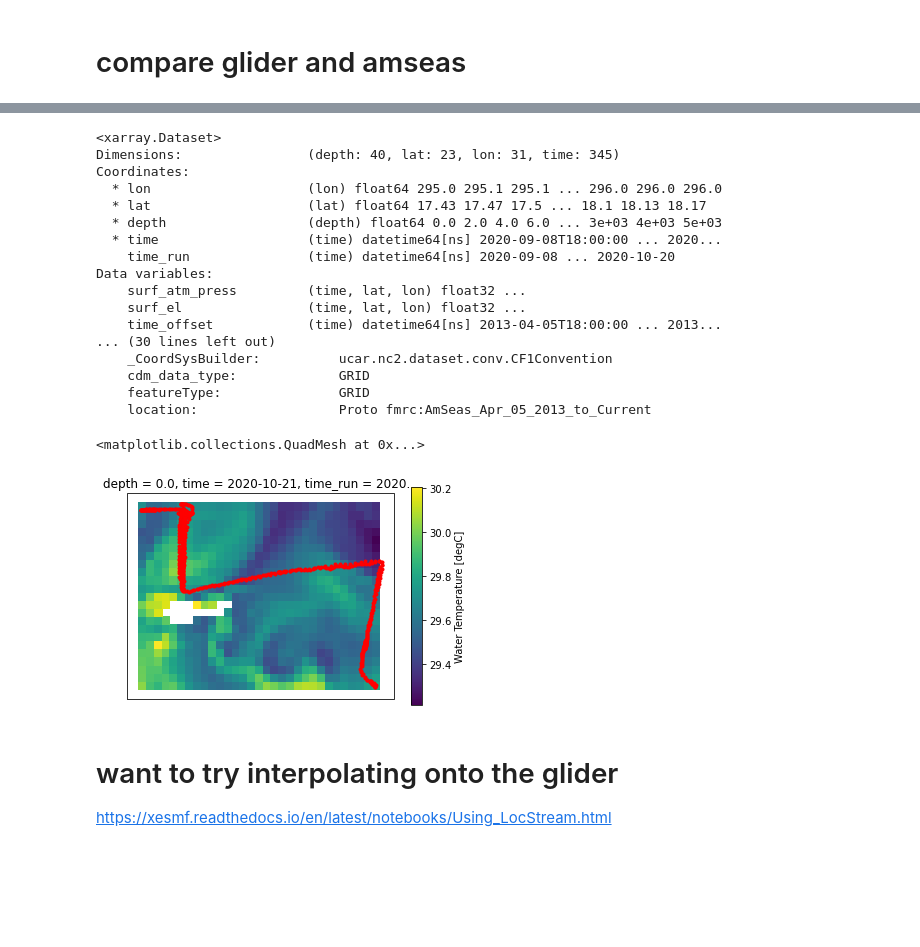
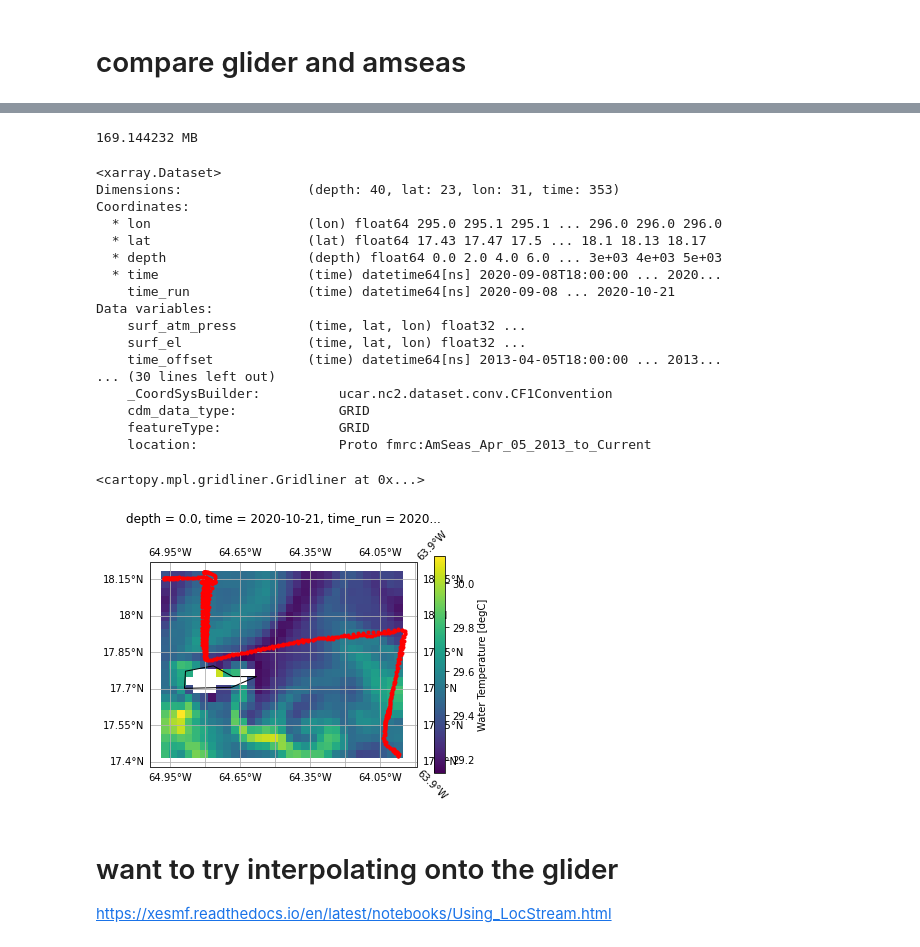
Before and after one commit to rucool/IOO_masters2020, a Jupyter notebook: ru29_amseas_compare.ipynb, the cells around one changed output, grey strips where cells are left out. Saved outputs shown, nothing was run; the diff lists cells and outputs as text; code cells hidden in the pictures; blank space fills up the shorter version.

```diff
--- a/ru29_amseas_compare.ipynb
+++ b/ru29_amseas_compare.ipynb
@@ -56,34 +56,39 @@ amseas_deployed = ds_amseas.sel( time=slice(ru29.date.min().values, ru29.date.ma
                                lat = slice(ru29.lat.min().values, ru29.lat.max().values ) )
 
 
-
+print(amseas_deployed.nbytes/1e6, 'MB')
 
 amseas_deployed
 # %% [output]
-<xarray.Dataset>
-Dimensions:                (depth: 40, lat: 23, lon: 31, time: 345)
-Coordinates:
-  * lon                    (lon) float64 295.0 295.1 295.1 ... 296.0 296.0 296.0
-  * lat                    (lat) float64 17.43 17.47 17.5 ... 18.1 18.13 18.17
-  * depth                  (depth) float64 0.0 2.0 4.0 6.0 ... 3e+03 4e+03 5e+03
-  * time                   (time) datetime64[ns] 2020-09-08T18:00:00 ... 2020...
-    time_run               (time) datetime64[ns] 2020-09-08 ... 2020-10-20
-Data variables:
-    surf_atm_press         (time, lat, lon) float32 ...
-    surf_el                (time, lat, lon) float32 ...
-    time_offset            (time) datetime64[ns] 2013-04-05T18:00:00 ... 2013...
-... (30 lines left out)
-    _CoordSysBuilder:          ucar.nc2.dataset.conv.CF1Convention
-    cdm_data_type:             GRID
-    featureType:               GRID
-    location:                  Proto fmrc:AmSeas_Apr_05_2013_to_Current
+169.144232 MB
+<xarray.Dataset>
+Dimensions:                (depth: 40, lat: 23, lon: 31, time: 353)
+Coordinates:
+  * lon                    (lon) float64 295.0 295.1 295.1 ... 296.0 296.0 296.0
+  * lat                    (lat) float64 17.43 17.47 17.5 ... 18.1 18.13 18.17
+  * depth                  (depth) float64 0.0 2.0 4.0 6.0 ... 3e+03 4e+03 5e+03
+  * time                   (time) datetime64[ns] 2020-09-08T18:00:00 ... 2020...
+    time_run               (time) datetime64[ns] 2020-09-08 ... 2020-10-21
+Data variables:
+    surf_atm_press         (time, lat, lon) float32 ...
+    surf_el                (time, lat, lon) float32 ...
+    time_offset            (time) datetime64[ns] 2013-04-05T18:00:00 ... 2013...
+... (30 lines left out)
+    _CoordSysBuilder:          ucar.nc2.dataset.conv.CF1Convention
+    cdm_data_type:             GRID
+    featureType:               GRID
+    location:                  Proto fmrc:AmSeas_Apr_05_2013_to_Current
 # %%
-plt.axes( projection = ccrs.Mercator())
+ax = plt.axes( projection = ccrs.Mercator())
 plt.plot( ru29.lon, ru29.lat, 'r.', transform = ccrs.PlateCarree() )
-amseas_deployed.water_temp.sel(depth = 0, time = '10-21-2020 00:00',  method='nearest').plot( transform = ccrs.PlateCarree())
+amseas_deployed.water_temp.sel(depth = 0, time = '10-21-2020 00:00',
+                               method='nearest').plot( transform = ccrs.PlateCarree())
+
+ax.coastlines(resolution = '50m')
+ax.gridlines(draw_labels=True,)
 # %% [output]
-<matplotlib.collections.QuadMesh at 0x...>
+<cartopy.mpl.gridliner.Gridliner at 0x...>
-[figure, old version]
+[figure, new version]
 # %% [markdown]
 # want to try interpolating onto the glider
 
```
Also changed, not shown: parts of 7 cells of this notebook.
